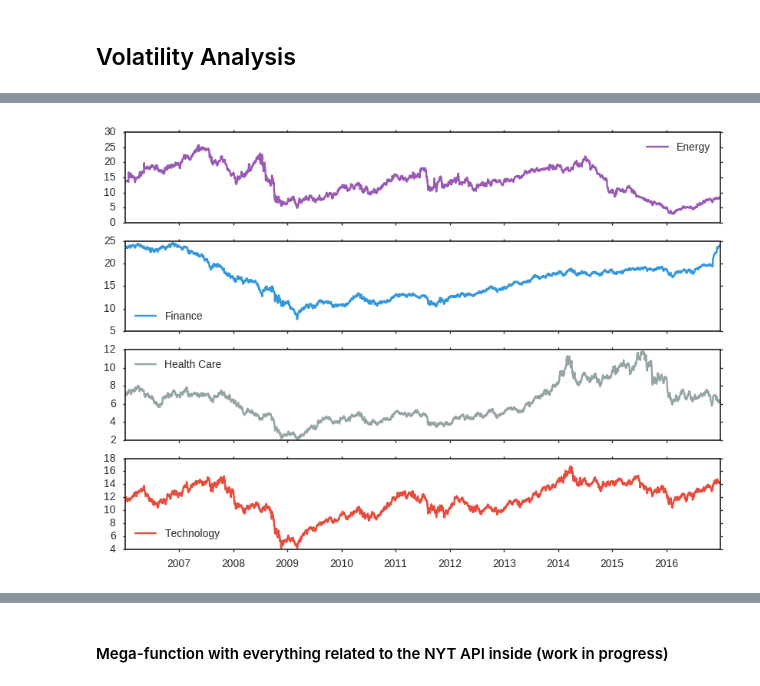
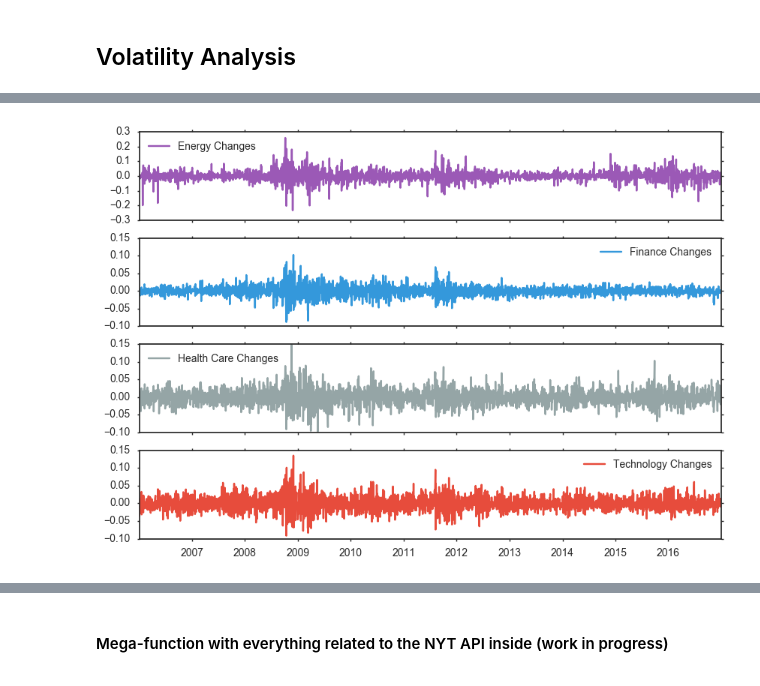
Before and after one commit to weiwang0531/stock-index, a Jupyter notebook: cleanproject.ipynb, the cells around one changed output, grey strips where cells are left out. Drawn from its saved outputs; the diff is of its cells as text; code cells hidden in the pictures.

```diff
--- a/cleanproject.ipynb
+++ b/cleanproject.ipynb
@@ -152,7 +153,7 @@ avg_T.head()
 # A new DF for the difference between each day:
 delta_df = pd.DataFrame()
 for sect in avg_T.columns:
-    delta_df[sect] = (avg_T[sect] - avg_T[sect].shift(1))/avg_T[sect].shift(1)
+    delta_df[sect] = np.log(avg_T[sect].shift(1)) - np.log(avg_T[sect])
 delta_df.columns = map(lambda name: '{} Changes'.format(name),avg_T.columns)
 
 # On what day did the stock price spike the most?
@@ -168,11 +178,11 @@ shade = delta_df['Energy Changes']
 # %%
-plot_cols = list(avg_T)
+plot_cols = list(delta_df)
 
 # 2 axes for 2 subplots
 fig, axes = plt.subplots(4,1, figsize=(10,7), sharex=True)
 #delta_df[plot_cols].plot(subplots=True, ax=axes)
-avg_T[plot_cols].plot(subplots=True, ax=axes)
+delta_df[plot_cols].plot(subplots=True, ax=axes)
 #plt.ylim([-0.20,0.150])
 plt.show()
 # %% [output]
-[figure, old version]
+[figure, new version]
```
Also changed, not shown: parts of 14 cells of this notebook.
